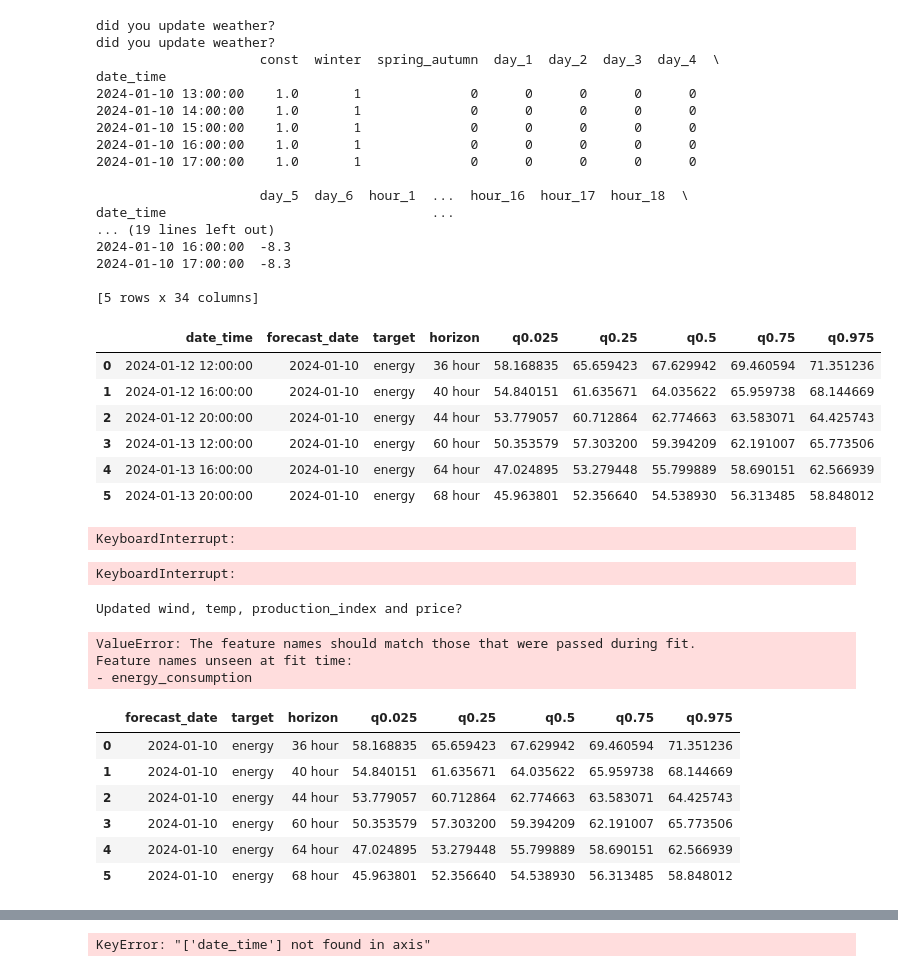
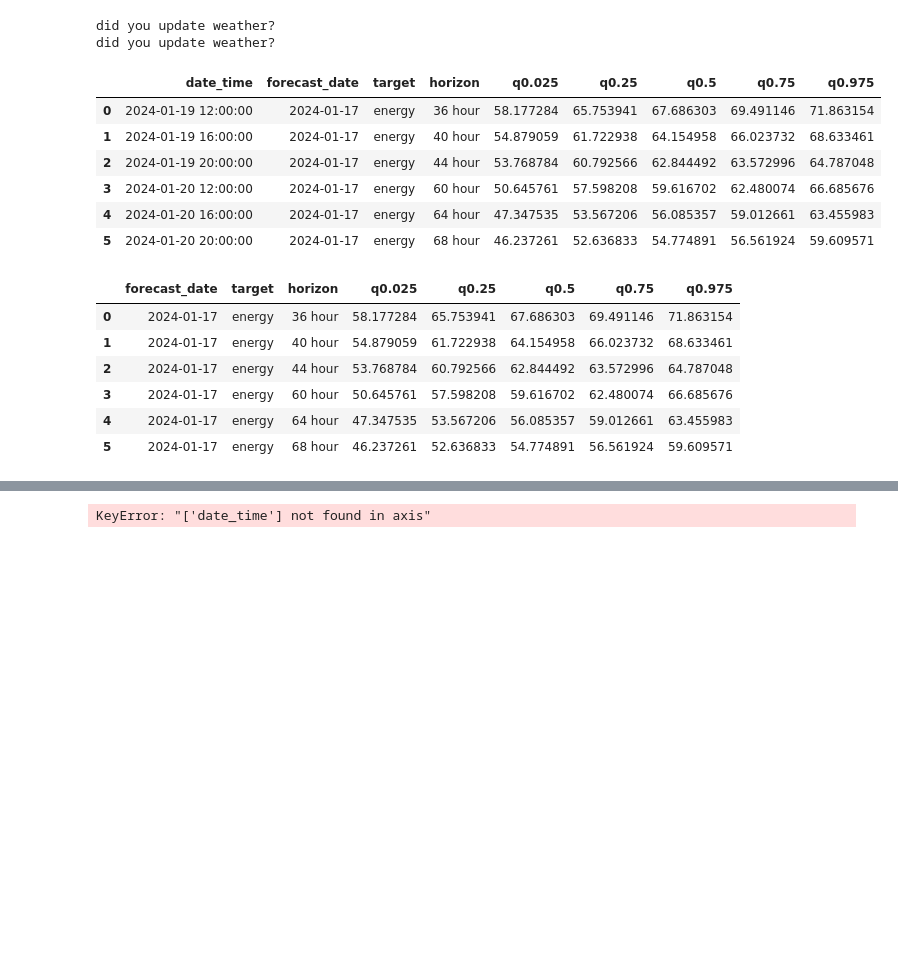
Before and after one commit to mweinreuter/PTSFC, a Jupyter notebook: forecast_merge/merge.ipynb, the cells around one changed output, grey strips where cells are left out. Drawn from its saved outputs; the diff is of its cells as text; code cells hidden in the pictures; blank space fills up the shorter version.

```diff
--- a/forecast_merge/merge.ipynb
+++ b/forecast_merge/merge.ipynb
@@ -10,62 +12,30 @@ from energy_consumption.models.XGBoost.XGBoost import get_XGBoost_forecasts
 # %%
 energyforecasts2 = get_Lasso_forecasts()
 # %%
-energyforecasts = get_XGBoost_forecasts()
+energyforecasts = get_QuantReg_forecasts()
 energyforecasts
 # %% [output]
 did you update weather?
 did you update weather?
-                     const  winter  spring_autumn  day_1  day_2  day_3  day_4  \
-date_time
-2024-01-10 13:00:00    1.0       1              0      0      0      0      0
-2024-01-10 14:00:00    1.0       1              0      0      0      0      0
-2024-01-10 15:00:00    1.0       1              0      0      0      0      0
-2024-01-10 16:00:00    1.0       1              0      0      0      0      0
-2024-01-10 17:00:00    1.0       1              0      0      0      0      0
-
-                     day_5  day_6  hour_1  ...  hour_16  hour_17  hour_18  \
-date_time                                  ...
-... (19 lines left out)
-2024-01-10 16:00:00  -8.3
-2024-01-10 17:00:00  -8.3
-
-[5 rows x 34 columns]
 |  | date_time | forecast_date | target | horizon | q0.025 | q0.25 | q0.5 | q0.75 | q0.975 |
-| 0 | 2024-01-12 12:00:00 | 2024-01-10 | energy | 36 hour | 58.168835 | 65.659423 | 67.629942 | 69.460594 | 71.351236 |
-| 1 | 2024-01-12 16:00:00 | 2024-01-10 | energy | 40 hour | 54.840151 | 61.635671 | 64.035622 | 65.959738 | 68.144669 |
-| 2 | 2024-01-12 20:00:00 | 2024-01-10 | energy | 44 hour | 53.779057 | 60.712864 | 62.774663 | 63.583071 | 64.425743 |
-| 3 | 2024-01-13 12:00:00 | 2024-01-10 | energy | 60 hour | 50.353579 | 57.303200 | 59.394209 | 62.191007 | 65.773506 |
-| 4 | 2024-01-13 16:00:00 | 2024-01-10 | energy | 64 hour | 47.024895 | 53.279448 | 55.799889 | 58.690151 | 62.566939 |
-| 5 | 2024-01-13 20:00:00 | 2024-01-10 | energy | 68 hour | 45.963801 | 52.356640 | 54.538930 | 56.313485 | 58.848012 |
+| 0 | 2024-01-19 12:00:00 | 2024-01-17 | energy | 36 hour | 58.177284 | 65.753941 | 67.686303 | 69.491146 | 71.863154 |
+| 1 | 2024-01-19 16:00:00 | 2024-01-17 | energy | 40 hour | 54.879059 | 61.722938 | 64.154958 | 66.023732 | 68.633461 |
+| 2 | 2024-01-19 20:00:00 | 2024-01-17 | energy | 44 hour | 53.768784 | 60.792566 | 62.844492 | 63.572996 | 64.787048 |
+| 3 | 2024-01-20 12:00:00 | 2024-01-17 | energy | 60 hour | 50.645761 | 57.598208 | 59.616702 | 62.480074 | 66.685676 |
+| 4 | 2024-01-20 16:00:00 | 2024-01-17 | energy | 64 hour | 47.347535 | 53.567206 | 56.085357 | 59.012661 | 63.455983 |
+| 5 | 2024-01-20 20:00:00 | 2024-01-17 | energy | 68 hour | 46.237261 | 52.636833 | 54.774891 | 56.561924 | 59.609571 |
-# %%
-energy_forecasts = SARIMAX.get_SARIMAX_forecasts()
-energy_forecasts
-# %% [output]
-KeyboardInterrupt:
-# %%
-energy_forecasts_combined = get_combined_DEMO(energydata)
-energy_forecasts_combined
-# %% [output]
-KeyboardInterrupt:
-# %%
-energy_forecasts_lasso = get_lasso_forecasts(energydata)
-# %% [output]
-Updated wind, temp, production_index and price?
-ValueError: The feature names should match those that were passed during fit.
-Feature names unseen at fit time:
-- energy_consumption
 # %%
 if 'date_time' in energyforecasts.columns:
     energyforecasts_m2 = energyforecasts.drop(columns=['date_time'])
 energyforecasts_m2
 # %% [output]
 |  | forecast_date | target | horizon | q0.025 | q0.25 | q0.5 | q0.75 | q0.975 |
-| 0 | 2024-01-10 | energy | 36 hour | 58.168835 | 65.659423 | 67.629942 | 69.460594 | 71.351236 |
-| 1 | 2024-01-10 | energy | 40 hour | 54.840151 | 61.635671 | 64.035622 | 65.959738 | 68.144669 |
-| 2 | 2024-01-10 | energy | 44 hour | 53.779057 | 60.712864 | 62.774663 | 63.583071 | 64.425743 |
-| 3 | 2024-01-10 | energy | 60 hour | 50.353579 | 57.303200 | 59.394209 | 62.191007 | 65.773506 |
-| 4 | 2024-01-10 | energy | 64 hour | 47.024895 | 53.279448 | 55.799889 | 58.690151 | 62.566939 |
-| 5 | 2024-01-10 | energy | 68 hour | 45.963801 | 52.356640 | 54.538930 | 56.313485 | 58.848012 |
+| 0 | 2024-01-17 | energy | 36 hour | 58.177284 | 65.753941 | 67.686303 | 69.491146 | 71.863154 |
+| 1 | 2024-01-17 | energy | 40 hour | 54.879059 | 61.722938 | 64.154958 | 66.023732 | 68.633461 |
+| 2 | 2024-01-17 | energy | 44 hour | 53.768784 | 60.792566 | 62.844492 | 63.572996 | 64.787048 |
+| 3 | 2024-01-17 | energy | 60 hour | 50.645761 | 57.598208 | 59.616702 | 62.480074 | 66.685676 |
+| 4 | 2024-01-17 | energy | 64 hour | 47.347535 | 53.567206 | 56.085357 | 59.012661 | 63.455983 |
+| 5 | 2024-01-17 | energy | 68 hour | 46.237261 | 52.636833 | 54.774891 | 56.561924 | 59.609571 |
 # %%
 df_sub_dax = combine_models()
 df_sub_dax
```
Also changed, not shown: parts of 3 cells of this notebook, 46 other files.
